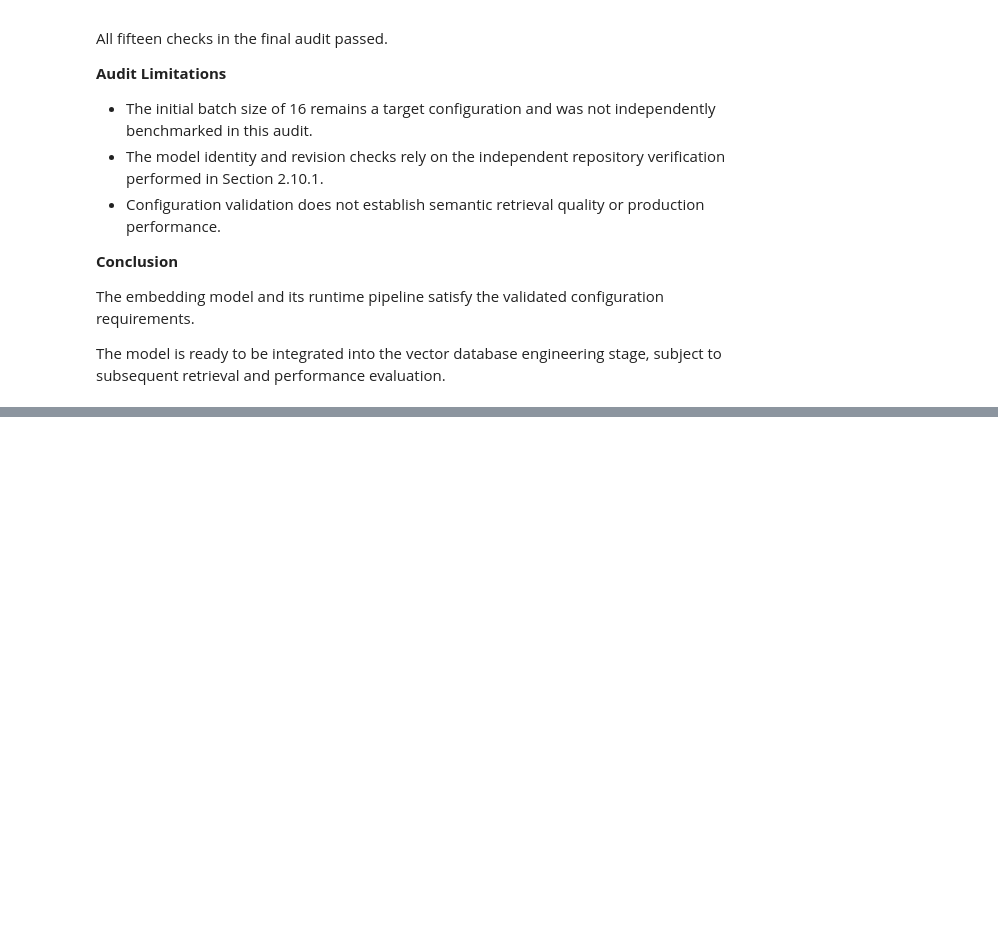
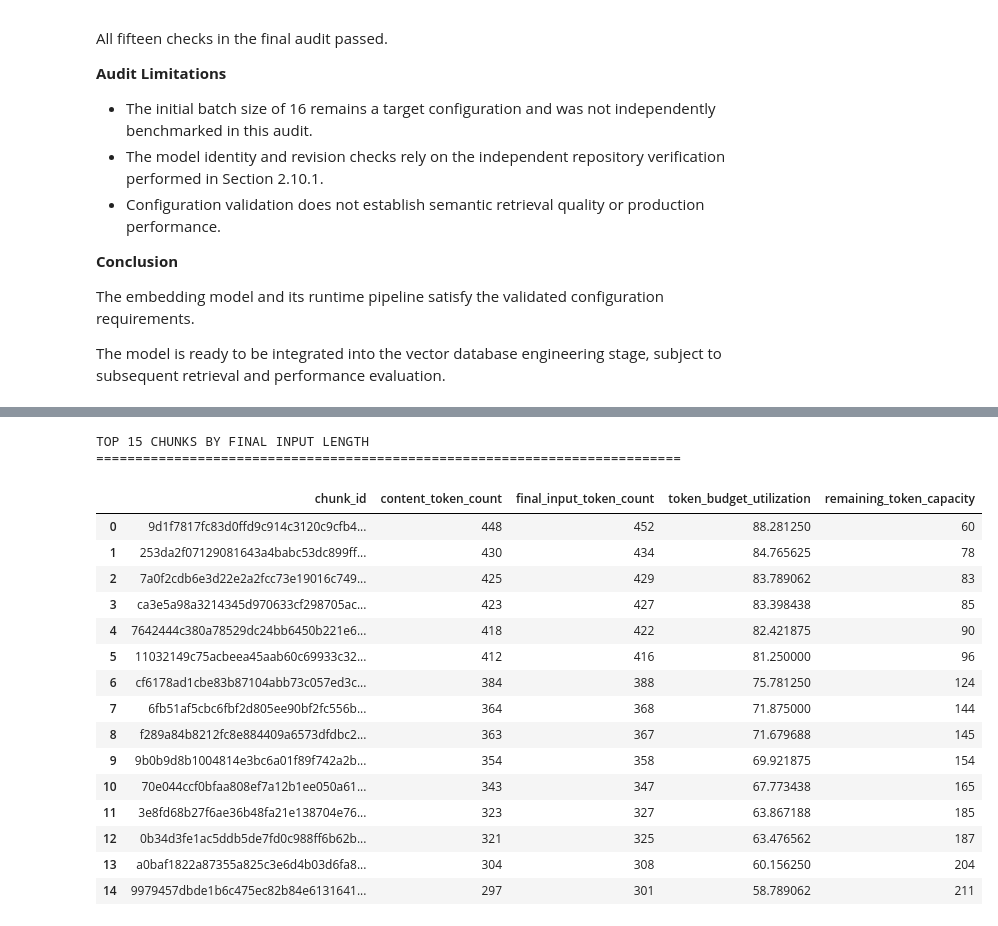
Before and after one commit to morsycoo/Local-Mini-RAG-Document-QA-System, a Jupyter notebook: notebooks/03_embeddings_and_vector_database.ipynb, the cells around one changed output, grey strips where cells are left out. Drawn from its saved outputs; the diff is of its cells as text; code cells hidden in the pictures; blank space fills up the shorter version.

```diff
--- a/notebooks/03_embeddings_and_vector_database.ipynb
+++ b/notebooks/03_embeddings_and_vector_database.ipynb
@@ -5349,0 +6158,77 @@ The model is ready to be integrated into the vector database engineering stage,
+# %%
+# Validate the existing token-length dataset
+if "token_length_df" not in globals():
+    raise RuntimeError("The token_length_df dataset is missing.")
+
+if len(token_length_df) != 228:
+    raise ValueError("Expected exactly 228 chunk records.")
+
+# Define the model input limit
+MAX_INPUT_TOKENS = 512
+
+# Create the per-chunk audit table
+chunk_token_audit = token_length_df.copy()
+
+chunk_token_audit["token_budget_utilization"] = (
+    chunk_token_audit["final_input_token_count"] / MAX_INPUT_TOKENS * 100
+)
+
+chunk_token_audit["remaining_token_capacity"] = (
+    MAX_INPUT_TOKENS - chunk_token_audit["final_input_token_count"]
+)
+
+# Sort by final input length, longest first
+chunk_token_audit = chunk_token_audit.sort_values(
+    by="final_input_token_count",
+    ascending=False,
+).reset_index(drop=True)
+
+# Display the 15 longest chunks
+print("TOP 15 CHUNKS BY FINAL INPUT LENGTH")
+print("=" * 75)
+display(chunk_token_audit.head(15))
+
+# Validate the audit table
+print("\nVALIDATION")
+print("=" * 75)
+
+checks = {
+    "All 228 chunks are retained": len(chunk_token_audit) == 228,
+    "All chunk IDs remain unique": (chunk_token_audit["chunk_id"].nunique() == 228),
+    "Results are sorted in descending order": (
+        chunk_token_audit["final_input_token_count"].is_monotonic_decreasing
+    ),
+    "Budget utilization is non-negative": (
+        (chunk_token_audit["token_budget_utilization"] >= 0).all()
+    ),
+    "Remaining capacity is calculated correctly": (
+        (
+            chunk_token_audit["remaining_token_capacity"]
+            == MAX_INPUT_TOKENS - chunk_token_audit["final_input_token_count"]
+        ).all()
+    ),
+}
+
+for name, passed in checks.items():
+    print(f"{name}: {'PASS' if passed else 'FAIL'}")
+
+print(f"\nOverall: {'PASS' if all(checks.values()) else 'FAIL'}")
+# %% [output]
+TOP 15 CHUNKS BY FINAL INPUT LENGTH
+===========================================================================
+|  | chunk_id | content_token_count | final_input_token_count | token_budget_utilization | remaining_token_capacity |
+| 0 | 9d1f7817fc83d0ffd9c914c3120c9cfb4... | 448 | 452 | 88.281250 | 60 |
+| 1 | 253da2f07129081643a4babc53dc899ff... | 430 | 434 | 84.765625 | 78 |
+| 2 | 7a0f2cdb6e3d22e2a2fcc73e19016c749... | 425 | 429 | 83.789062 | 83 |
+| 3 | ca3e5a98a3214345d970633cf298705ac... | 423 | 427 | 83.398438 | 85 |
+| 4 | 7642444c380a78529dc24bb6450b221e6... | 418 | 422 | 82.421875 | 90 |
+| 5 | 11032149c75acbeea45aab60c69933c32... | 412 | 416 | 81.250000 | 96 |
+| 6 | cf6178ad1cbe83b87104abb73c057ed3c... | 384 | 388 | 75.781250 | 124 |
+| 7 | 6fb51af5cbc6fbf2d805ee90bf2fc556b... | 364 | 368 | 71.875000 | 144 |
+| 8 | f289a84b8212fc8e884409a6573dfdbc2... | 363 | 367 | 71.679688 | 145 |
+| 9 | 9b0b9d8b1004814e3bc6a01f89f742a2b... | 354 | 358 | 69.921875 | 154 |
+| 10 | 70e044ccf0bfaa808ef7a12b1ee050a61... | 343 | 347 | 67.773438 | 165 |
+| 11 | 3e8fd68b27f6ae36b48fa21e138704e76... | 323 | 327 | 63.867188 | 185 |
+| 12 | 0b34d3fe1ac5ddb5de7fd0c988ff6b62b... | 321 | 325 | 63.476562 | 187 |
+| 13 | a0baf1822a87355a825c3e6d4b03d6fa8... | 304 | 308 | 60.156250 | 204 |
+| 14 | 9979457dbde1b6c475ec82b84e6131641... | 297 | 301 | 58.789062 | 211 |
```
Also changed, not shown: parts of 69 cells of this notebook.
